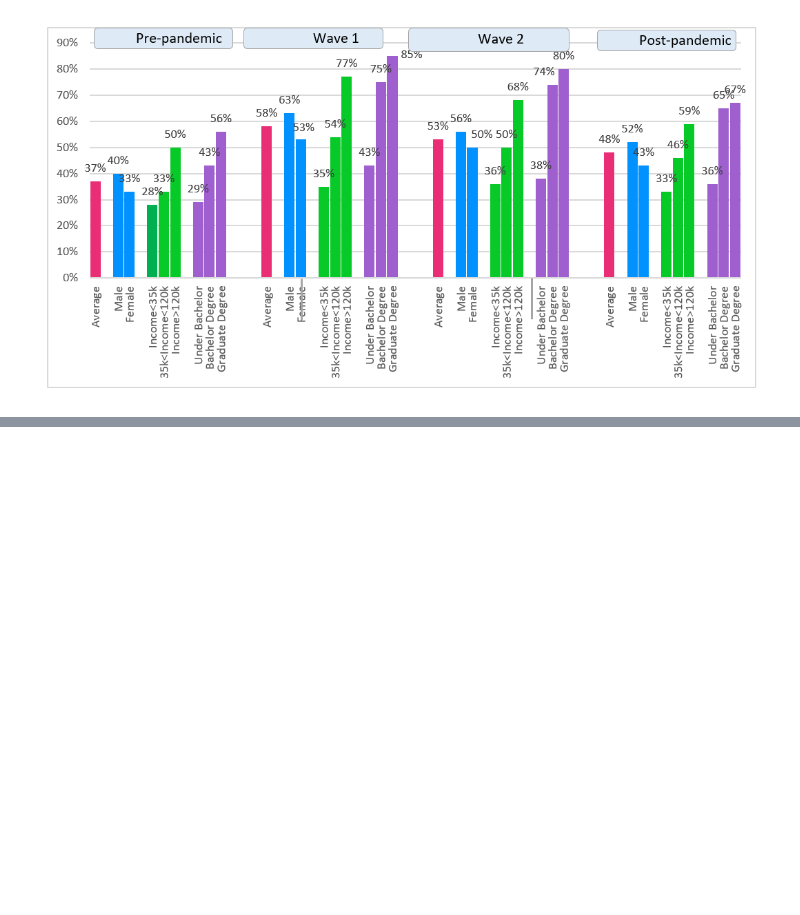
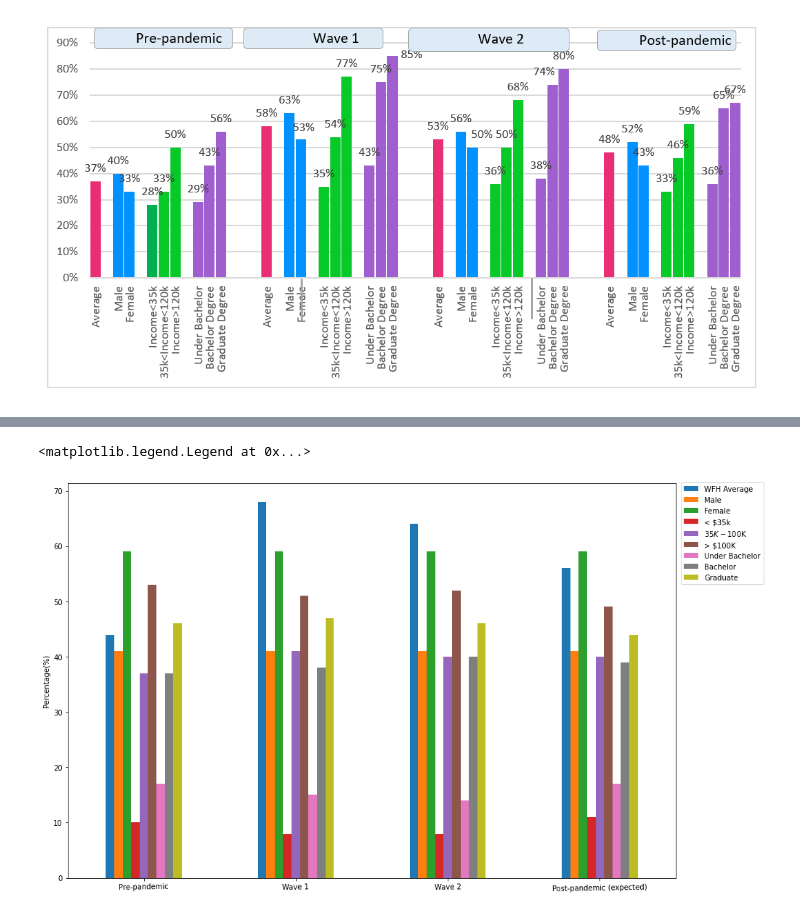
Before and after one commit to Savila25/CS-418-Project, a Jupyter notebook: Project progress report.ipynb, the cells around one changed output, grey strips where cells are left out. Cells and saved outputs as stored; diff of their text form; code cells hidden in the pictures; blank space fills up the shorter version.

Commit message:
Uploaded updated nb with our code for the plot

```diff
--- a/Project progress report.ipynb
+++ b/Project progress report.ipynb
@@ -171,0 +542,14 @@ fig.add_annotation(text="Expected post-pandemic",
+# %%
+waveInfo = pd.read_csv("waveInfo.csv")
+waveInfo.set_index("Label")
+xLabels = ["Pre-pandemic","Wave 1", "Wave 2", "Post-pandemic (expected)"]
+
+plot = waveInfo.plot.bar(rot=True, figsize=(15,10))
+plot.set_xticklabels(xLabels)
+plot.set_ylabel("Percentage(%)")
+plot.legend(
+    bbox_to_anchor=(1.15,1.01)
+)
+# %% [output]
+<matplotlib.legend.Legend at 0x...>
+[figure, added]
```
Also changed, not shown: parts of 6 cells of this notebook, 2 other files.
